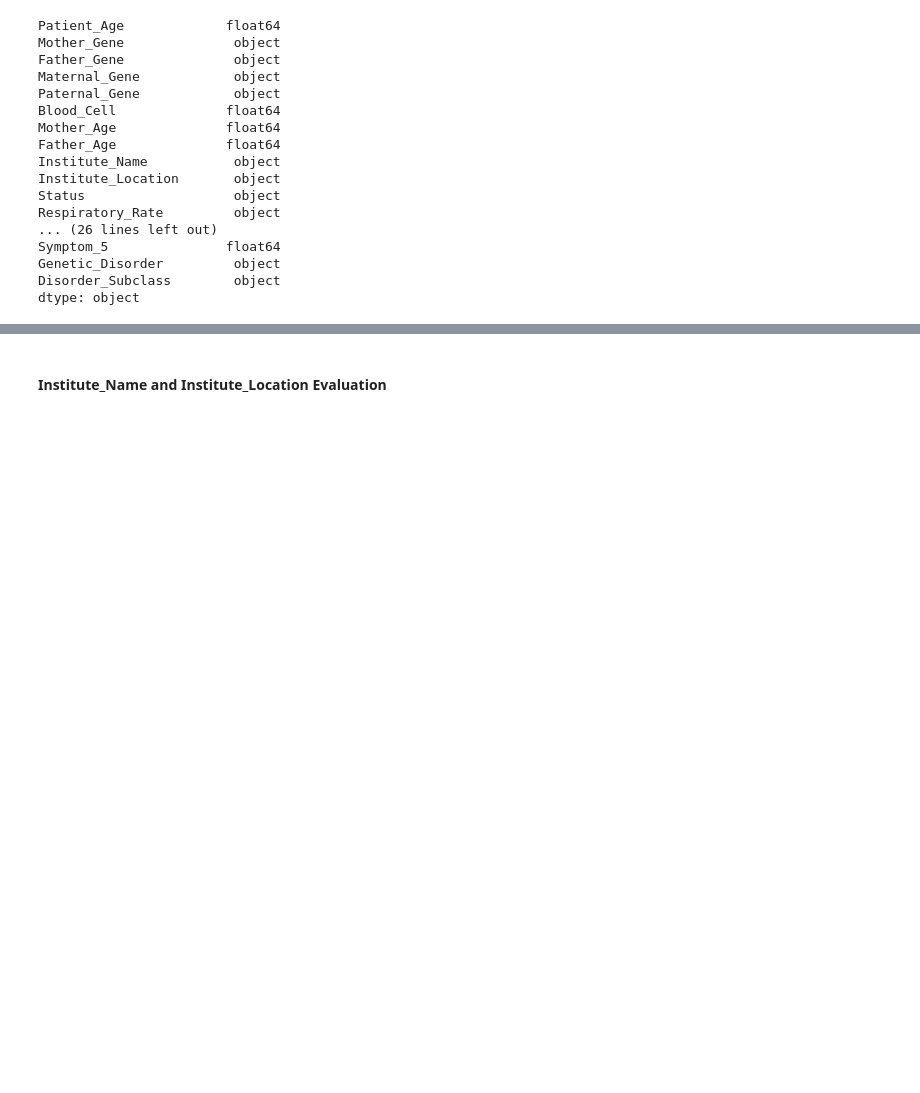
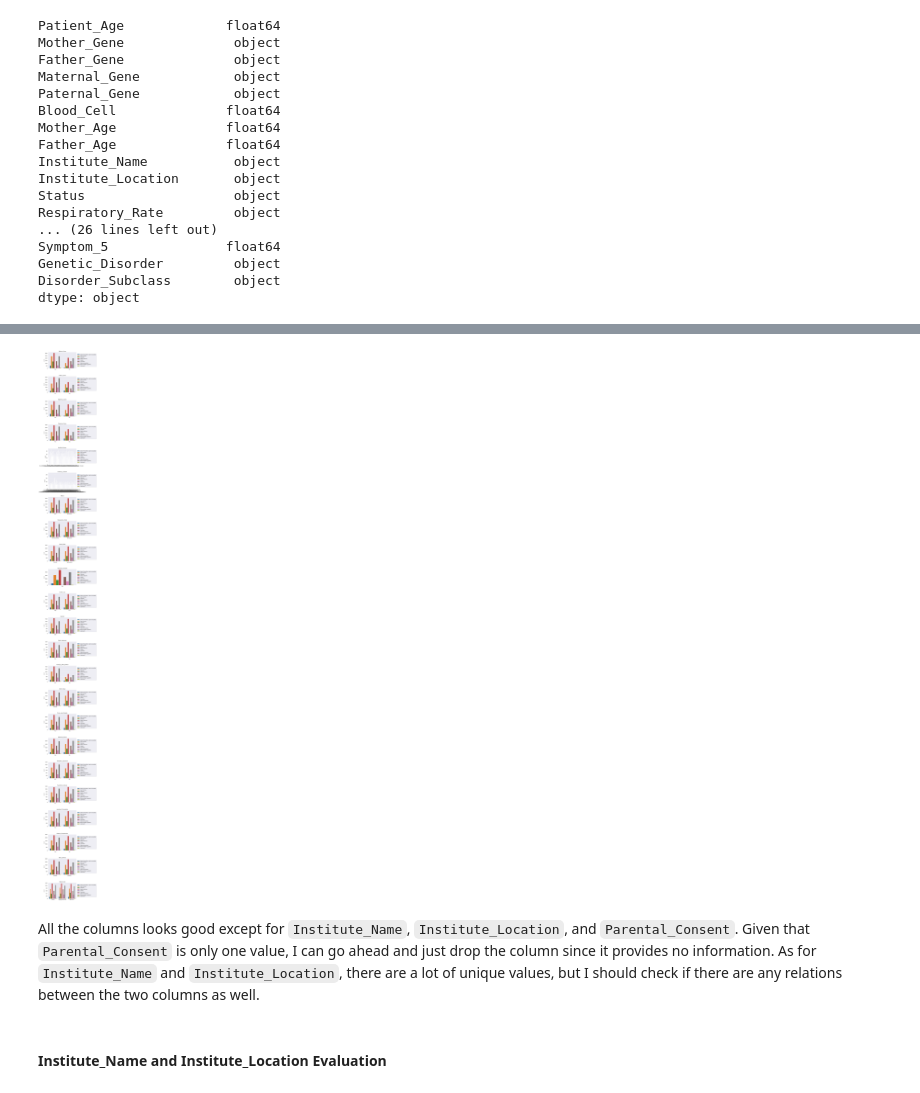
Before and after one commit to ehsung/Capstone-Project-2---Identify-Genetic-Disorder-is-Children, a Jupyter notebook: Notebooks/Data Wrangling.ipynb, the cells around one changed output, grey strips where cells are left out. Drawn from its saved outputs; the diff is of its cells as text; code cells hidden in the pictures; blank space fills up the shorter version.

```diff
--- a/Notebooks/Data Wrangling.ipynb
+++ b/Notebooks/Data Wrangling.ipynb
@@ -814,0 +847,25 @@ All of these columns may provide useful information for evaluation, except for `
+# %%
+# Categorical Count Data in relation to Disorder Subclass
+# Target columns are dropped since they are to be evaluated against
+cols = catData.columns.drop(["Genetic_Disorder", "Disorder_Subclass"])
+
+sns.set_style("darkgrid")
+fig, ax = plt.subplots(len(cols), figsize = (5,100))
+
+for i, col in enumerate(cols):
+    sns.countplot(x=col,
+                  data=catData,
+                  hue=catData["Disorder_Subclass"],
+                  ax=ax[i])
+    ax[i].set_title(col)
+    ax[i].set_xlabel(None)
+    ax[i].legend([],[], frameon=False)
+    ax[i].legend(loc='center left', bbox_to_anchor=(1.0, 0.5))
+
+plt.subplots_adjust(hspace = 0.5)
+# %% [output]
+[figure, new version]
+# %% [markdown]
+All the columns looks good except for `Institute_Name`, `Institute_Location`, and `Parental_Consent`.
+Given that `Parental_Consent` is only one value, I can go ahead and just drop the column since it provides no information.
+As for `Institute_Name` and `Institute_Location`, there are a lot of unique values, but I should check if there are any relations between the two columns as well.
```
Also changed, not shown: parts of 107 cells of this notebook, 2 other files.
